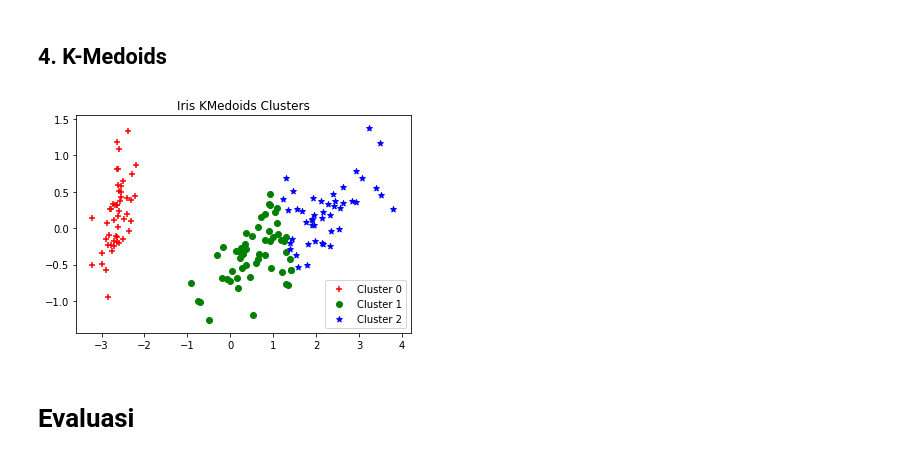
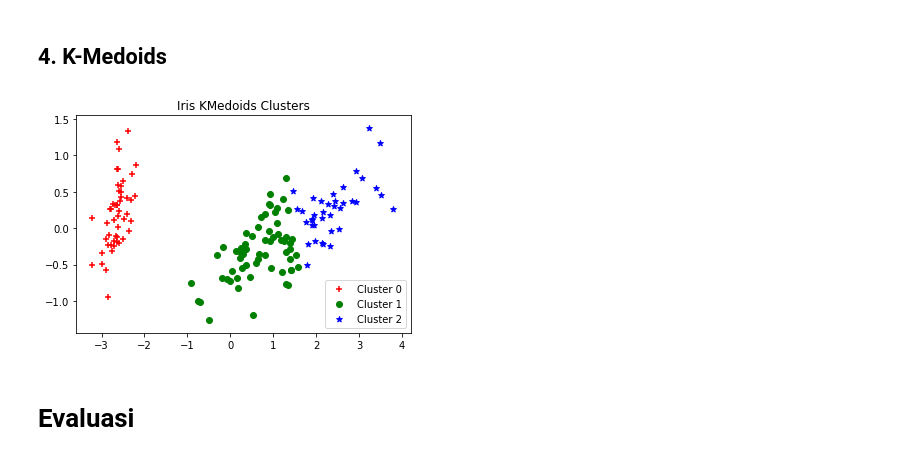
Before and after one commit to tugas-itb-erick/IF4071-Pembelajaran-Mesin, a Jupyter notebook: TugasBesarI_13515021_13515057_13515063.ipynb, the cells around one changed output. Saved outputs shown, nothing was run; the diff lists cells and outputs as text; code cells hidden in the pictures.

Commit message:
train kmedoids

```diff
--- a/TugasBesarI_13515021_13515057_13515063.ipynb
+++ b/TugasBesarI_13515021_13515057_13515063.ipynb
@@ -137,11 +137,11 @@ plot_cluster(iris_df, kmeans.labels, "Iris KMeans Clusters")
 # %% [markdown]
 ## 4. K-Medoids
 # %%
-kmedoids_init_medoids = [24, 74, 127]
+kmedoids_init_medoids = [24, 74, 124]
 kmedoids_labels = KMedoids(n_cluster=3, init=kmedoids_init_medoids).fit_predict(iris_df.values)
 plot_cluster(iris_df, kmedoids_labels, "Iris KMedoids Clusters")
 # %% [output]
-[figure, old version]
+[figure, new version]
 # %% [markdown]
 # Evaluasi
 # %% [markdown]
```
